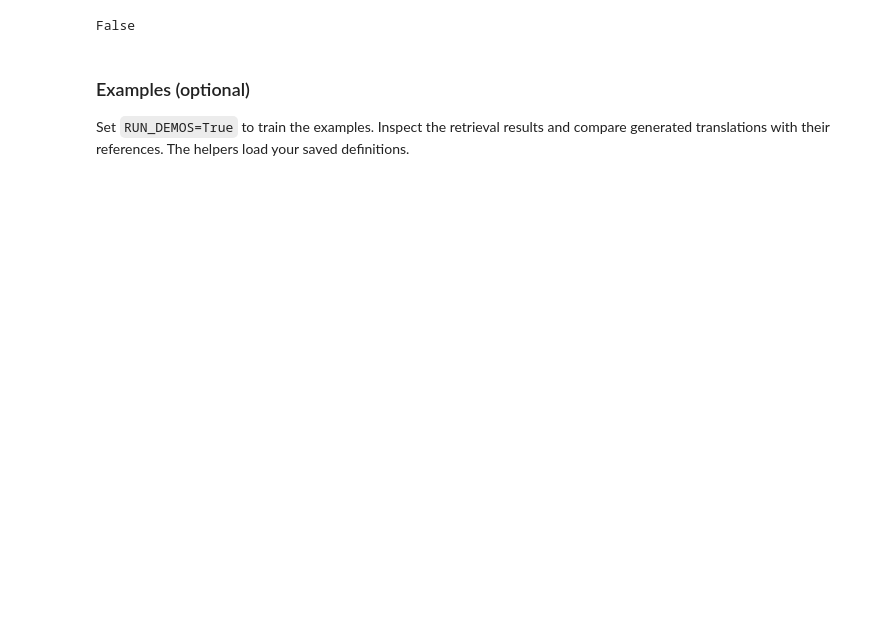
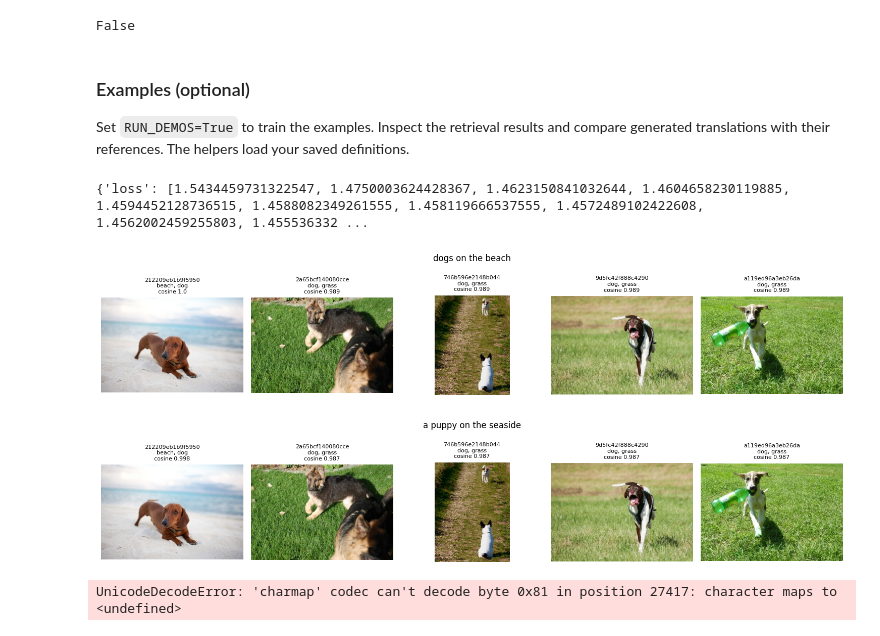
Before and after one commit to A-Rjs/cs440-hw3, a Jupyter notebook: hw3.ipynb, the cells around one changed output. Saved outputs shown, nothing was run; the diff lists cells and outputs as text; code cells hidden in the pictures; blank space fills up the shorter version.

```diff
--- a/hw3.ipynb
+++ b/hw3.ipynb
@@ -290,17 +356,22 @@ False
 ### Examples (optional)
 Set `RUN_DEMOS=True` to train the examples. Inspect the retrieval results and compare generated translations with their references. The helpers load your saved definitions.
 # %%
-RUN_DEMOS = False  # Set True to run the examples.
+RUN_DEMOS = True  # Set True to run the examples.
 if RUN_DEMOS:
     from hw3lib.experiment import train_retrieval, show_retrieval, train_translation, translate
     student, _ = load_submission("hw3.ipynb")
     retrieval_model, retrieval_info, retrieval_run = train_retrieval(student)
     print(retrieval_run)
     show_retrieval(student, retrieval_model, retrieval_info, "dogs on the beach")
     show_retrieval(student, retrieval_model, retrieval_info, "a puppy on the seaside")
     translation_model, translation_info, translation_run = train_translation(student, epochs=25)
     print(translation_run)
     for english, spanish in translation_info['raw']['validation'][:5]:
         print("English:", english)
         print("Reference:", spanish)
         print("Generated:", translate(student, translation_model, translation_info, english))
+# %% [output]
+{'loss': [1.5434459731322547, 1.4750003624428367, 1.4623150841032644, 1.4604658230119885, 1.4594452128736515, 1.4588082349261555, 1.458119666537555, 1.4572489102422608, 1.4562002459255803, 1.455536332 ...
+[figure, added]
+[figure, added]
+UnicodeDecodeError: 'charmap' codec can't decode byte 0x81 in position 27417: character maps to <undefined>
```
Also changed, not shown: parts of 6 cells of this notebook.
